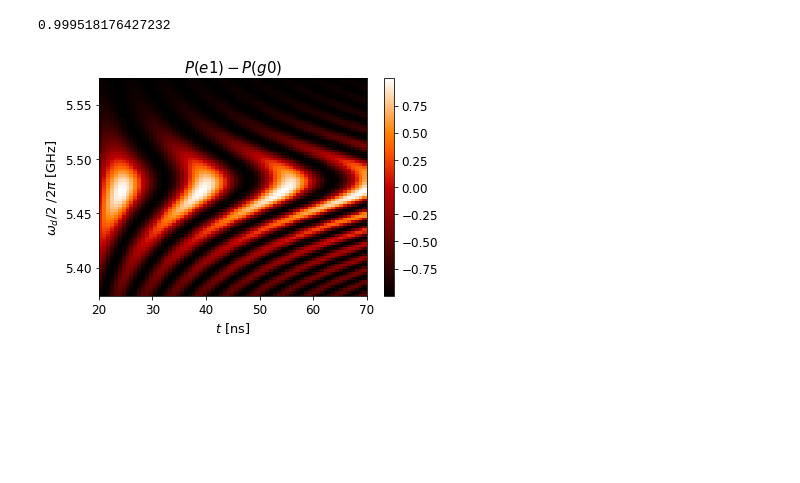
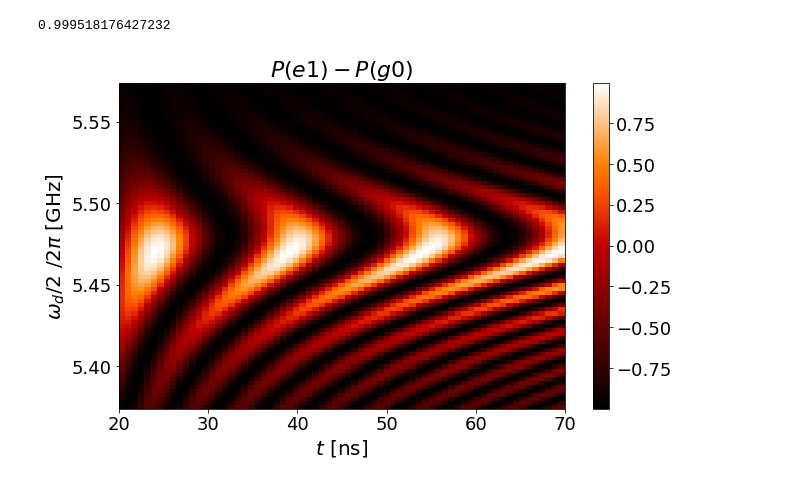
Before and after one commit to wouterkesselsap/thesis, a Jupyter notebook: chevron_SB_oscillations.ipynb, the cells around one changed output. Cells and saved outputs as stored; diff of their text form; code cells hidden in the pictures; blank space fills up the shorter version.

Commit message:
to default plot settings

```diff
--- a/chevron_SB_oscillations.ipynb
+++ b/chevron_SB_oscillations.ipynb
@@ -204,12 +204,13 @@ print(np.amax(e1))
 # %% [output]
 0.999518176427232
 # %%
+plt.figure()
 plt.pcolor(np.linspace(20, t2, 70), wd_list/2/pi, np.asarray(e1g0), cmap=plotcolours['colormap'])
 plt.yticks([5.4, 5.45, 5.5, 5.55])
 plt.ylabel("$\\omega_d/2$ $/2\\pi$ [GHz]")
 plt.xlabel("$t$ [ns]")
 plt.colorbar()
 plt.title("$P(e1) - P(g0)$")
 plt.show()
 # %% [output]
-[figure, old version]
+[figure, new version]
```
